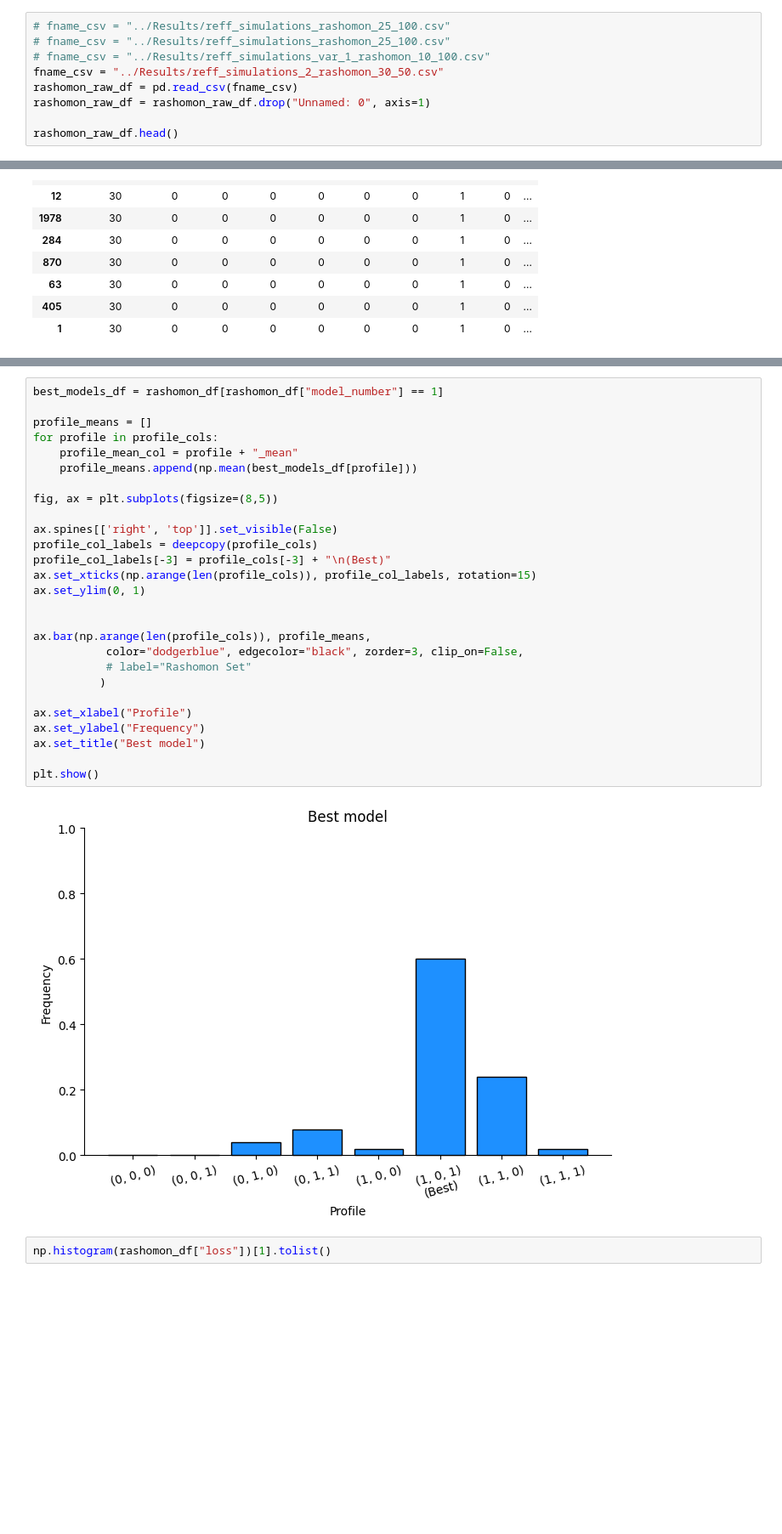
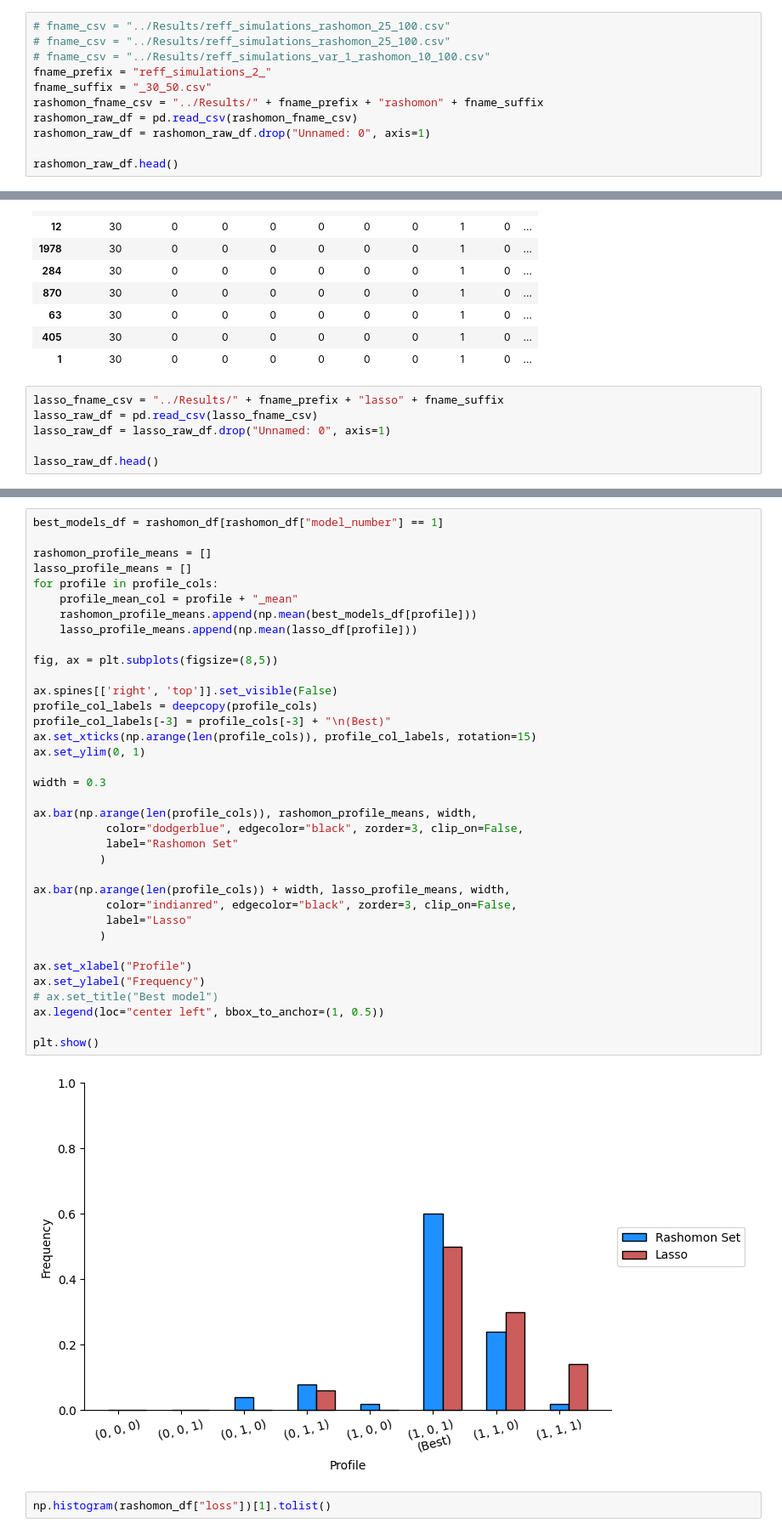
Before and after one commit to AparaV/rashomon-partition-sets, a Jupyter notebook: Code/analyze_results.ipynb, the cells around one changed output, grey strips where cells are left out. Shown at 85% size. Saved outputs shown, nothing was run; the diff lists cells and outputs as text; blank space fills up the shorter version.

Commit message:
Simulations -- best one so far

```diff
--- a/Code/analyze_results.ipynb
+++ b/Code/analyze_results.ipynb
@@ -759,8 +759,10 @@ plt.show()
 # fname_csv = "../Results/reff_simulations_rashomon_25_100.csv"
 # fname_csv = "../Results/reff_simulations_rashomon_25_100.csv"
 # fname_csv = "../Results/reff_simulations_var_1_rashomon_10_100.csv"
-fname_csv = "../Results/reff_simulations_2_rashomon_30_50.csv"
-rashomon_raw_df = pd.read_csv(fname_csv)
+fname_prefix = "reff_simulations_2_"
+fname_suffix = "_30_50.csv"
+rashomon_fname_csv = "../Results/" + fname_prefix + "rashomon" + fname_suffix
+rashomon_raw_df = pd.read_csv(rashomon_fname_csv)
 rashomon_raw_df = rashomon_raw_df.drop("Unnamed: 0", axis=1)
 
 rashomon_raw_df.head()
@@ -815,3 +817,9 @@ rashomon_df.head(n=10)
 | 63 | 30 | 0 | 0 | 0 | 0 | 0 | 0 | 1 | 0 | ... |
 | 405 | 30 | 0 | 0 | 0 | 0 | 0 | 0 | 1 | 0 | ... |
 | 1 | 30 | 0 | 0 | 0 | 0 | 0 | 0 | 1 | 0 | ... |
+# %%
+lasso_fname_csv = "../Results/" + fname_prefix + "lasso" + fname_suffix
+lasso_raw_df = pd.read_csv(lasso_fname_csv)
+lasso_raw_df = lasso_raw_df.drop("Unnamed: 0", axis=1)
+
+lasso_raw_df.head()
@@ -818,32 +873,41 @@ rashomon_df.head(n=10)
 # %%
 best_models_df = rashomon_df[rashomon_df["model_number"] == 1]
 
-profile_means = []
+rashomon_profile_means = []
+lasso_profile_means = []
 for profile in profile_cols:
     profile_mean_col = profile + "_mean"
-    profile_means.append(np.mean(best_models_df[profile]))
+    rashomon_profile_means.append(np.mean(best_models_df[profile]))
+    lasso_profile_means.append(np.mean(lasso_df[profile]))
 
 fig, ax = plt.subplots(figsize=(8,5))
 
 ax.spines[['right', 'top']].set_visible(False)
 profile_col_labels = deepcopy(profile_cols)
 profile_col_labels[-3] = profile_cols[-3] + "\n(Best)"
 ax.set_xticks(np.arange(len(profile_cols)), profile_col_labels, rotation=15)
 ax.set_ylim(0, 1)
 
+width = 0.3
 
-ax.bar(np.arange(len(profile_cols)), profile_means,
+ax.bar(np.arange(len(profile_cols)), rashomon_profile_means, width,
            color="dodgerblue", edgecolor="black", zorder=3, clip_on=False,
-           # label="Rashomon Set"
+           label="Rashomon Set"
+          )
+
+ax.bar(np.arange(len(profile_cols)) + width, lasso_profile_means, width,
+           color="indianred", edgecolor="black", zorder=3, clip_on=False,
+           label="Lasso"
           )
 
 ax.set_xlabel("Profile")
 ax.set_ylabel("Frequency")
-ax.set_title("Best model")
+# ax.set_title("Best model")
+ax.legend(loc="center left", bbox_to_anchor=(1, 0.5))
 
 plt.show()
 # %% [output]
-[figure, old version]
+[figure, new version]
 # %%
 np.histogram(rashomon_df["loss"])[1].tolist()
 # %% [output]
```
Also changed, not shown: parts of 2 cells of this notebook, 1 other file.
